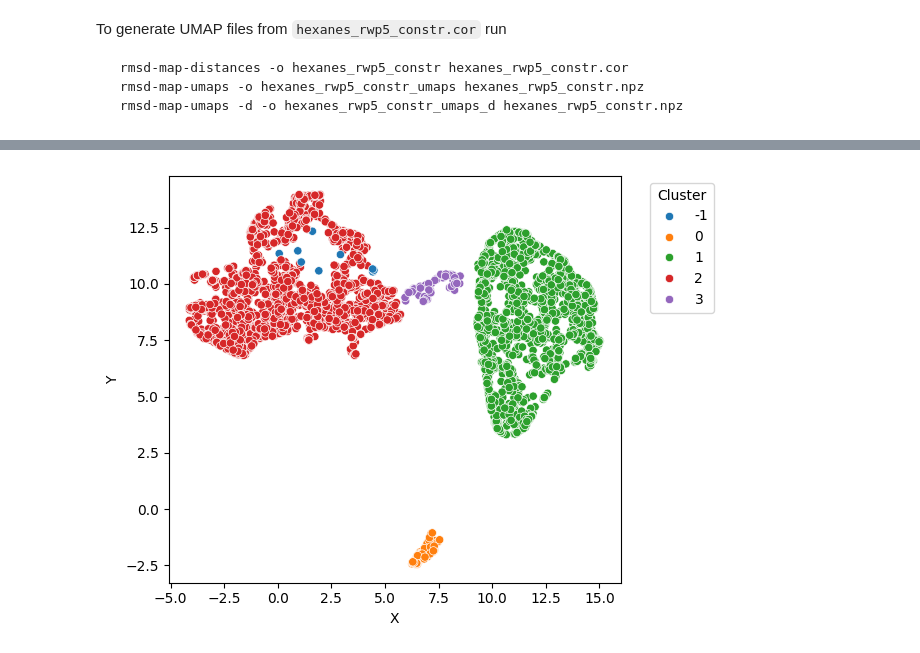
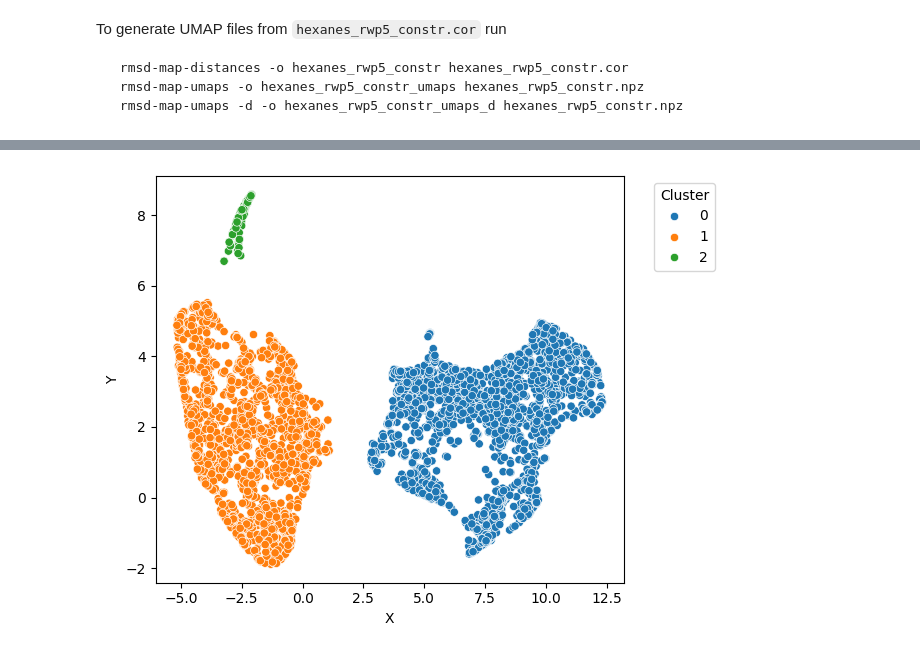
Before and after one commit to blackwood168/umap_rmsd_images, a Jupyter notebook: phcl.ipynb, the cells around one changed output, grey strips where cells are left out. Cells and saved outputs as stored; diff of their text form; code cells hidden in the pictures.

```diff
--- a/phcl.ipynb
+++ b/phcl.ipynb
@@ -135,7 +135,7 @@ ud = pl.read_csv("./phcl/phcl_constr_umaps_d.csv") # Denity-preserving UMAP
 
 
 
-df = ud.filter(pl.col("N") == 20)
+df = ud.filter(pl.col("N") == 50)
 sns.scatterplot(data = df , x="X", y="Y")
 # %% [output]
 <Axes: xlabel='X', ylabel='Y'>
@@ -143,20 +143,20 @@ sns.scatterplot(data = df , x="X", y="Y")
 # %%
 
 import sklearn.cluster as clu
 import matplotlib.pyplot as plt
 
-dbscan = clu.HDBSCAN(min_cluster_size=50,
+dbscan = clu.HDBSCAN(min_cluster_size=15,
     min_samples=5,
     cluster_selection_epsilon=0.1,
     metric='euclidean').fit(df.select(pl.col("X", "Y")).to_numpy())
 df2 = df.with_columns(pl.Series("label", dbscan.labels_))
 
 sns.scatterplot(data = df2, x = 'X', y = 'Y', hue = 'label', palette='tab10')
 plt.legend(title='Cluster', bbox_to_anchor=(1.05, 1), loc='upper left')
 plt.tight_layout()
 plt.show()
 # %% [output]
-[figure, old version]
+[figure, new version]
 # %%
 for i in df2["label"].unique():
     # Convert Polars boolean Series to numpy array for indexing
```
Also changed, not shown: parts of 2 cells of this notebook, 1 other file.
